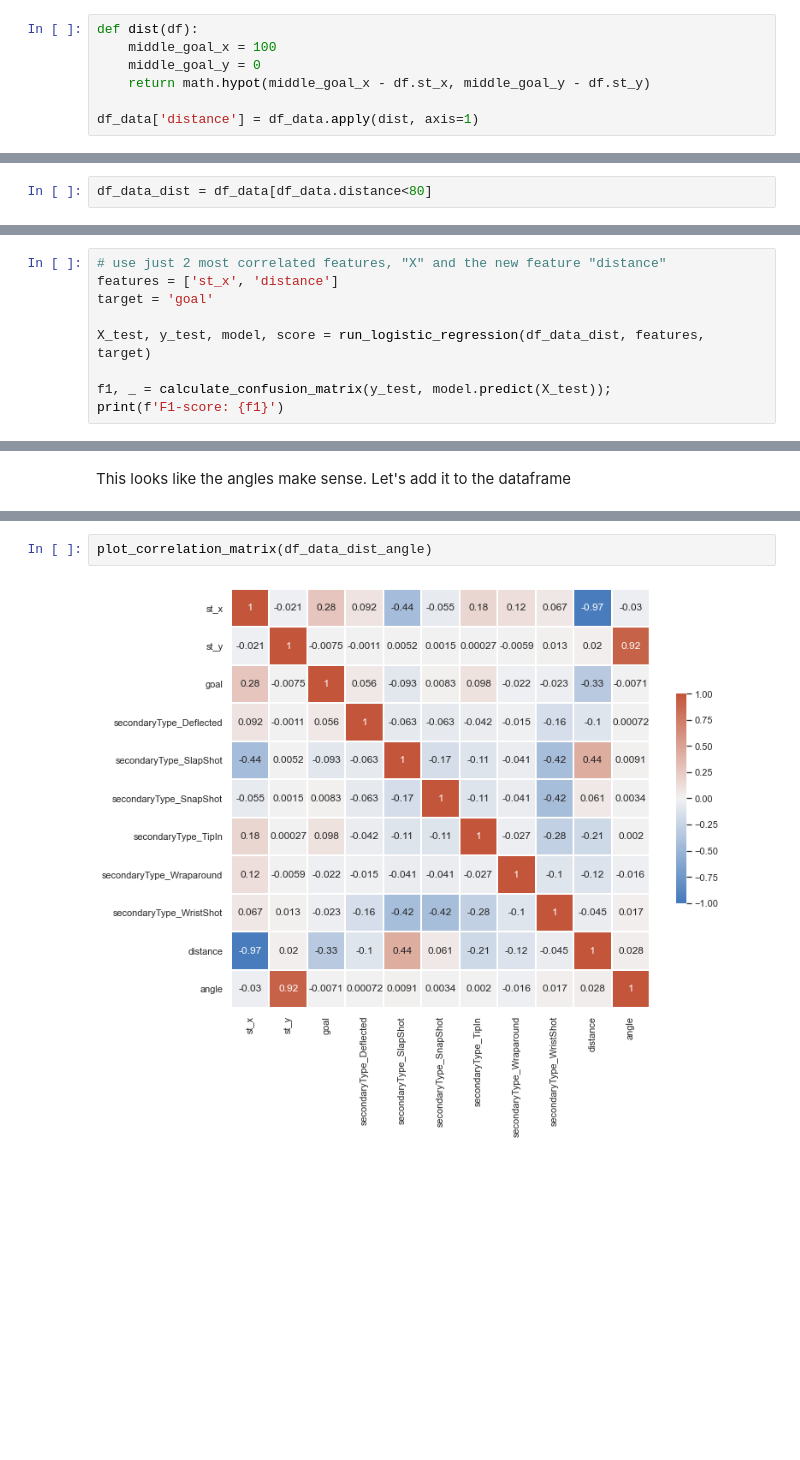
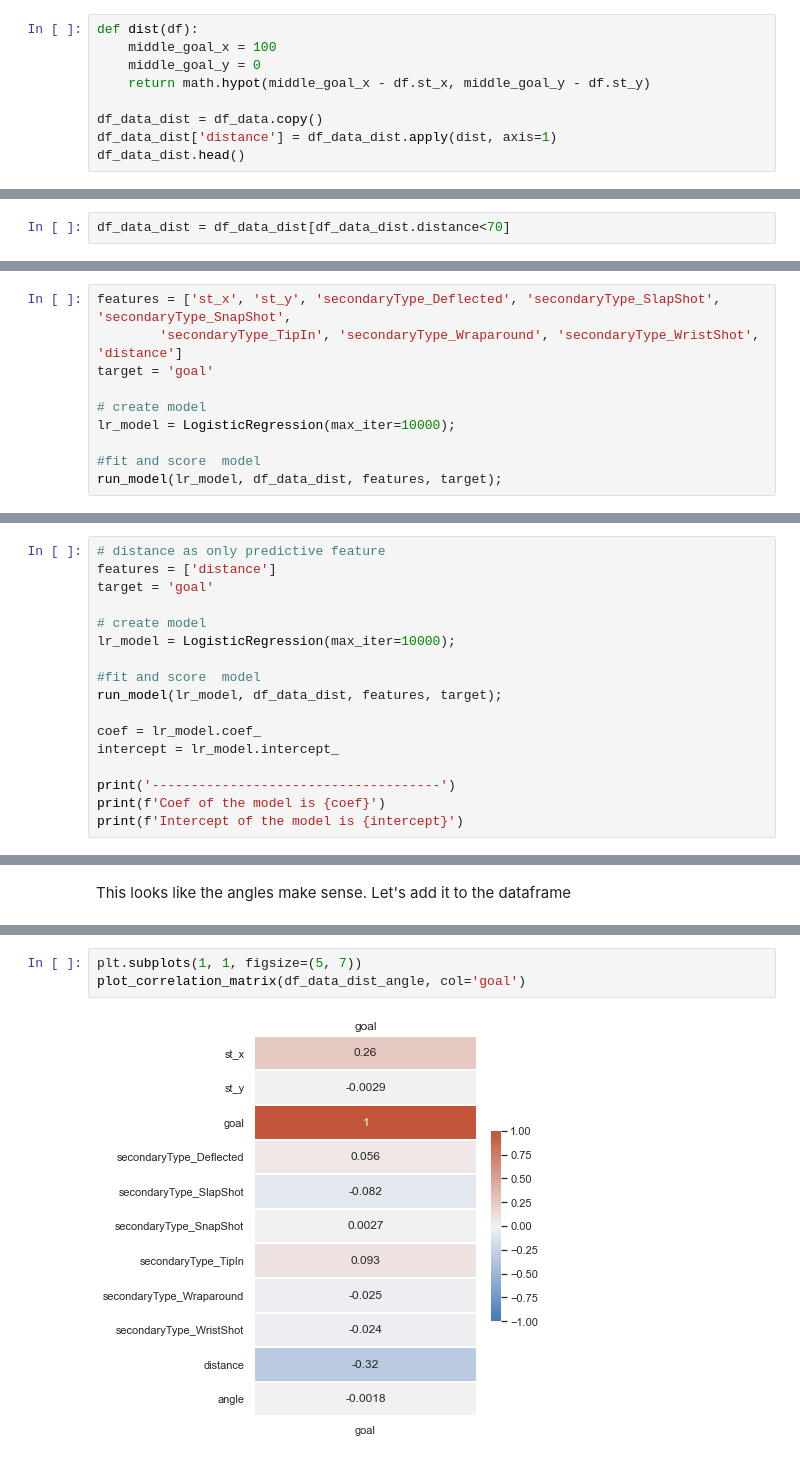
Before and after one commit to rmnng/dsnanocapstone, a Jupyter notebook: 4_nhl_goal_prediction.ipynb, the cells around one changed output, grey strips where cells are left out. Drawn from its saved outputs; the diff is of its cells as text; blank space fills up the shorter version.

```diff
--- a/4_nhl_goal_prediction.ipynb
+++ b/4_nhl_goal_prediction.ipynb
@@ -355,4 +352,6 @@ def dist(df):
     middle_goal_y = 0
     return math.hypot(middle_goal_x - df.st_x, middle_goal_y - df.st_y)
 
-df_data['distance'] = df_data.apply(dist, axis=1)
+df_data_dist = df_data.copy()
+df_data_dist['distance'] = df_data_dist.apply(dist, axis=1)
+df_data_dist.head()
@@ -374,2 +373,2 @@ df_data.distance.hist();
 # %%
-df_data_dist = df_data[df_data.distance<80]
+df_data_dist = df_data_dist[df_data_dist.distance<70]
@@ -382,10 +393,11 @@ Distance looks to be pretty correlated with goal. Best correlation so far.
 # %%
-# use just 2 most correlated features, "X" and the new feature "distance"
-features = ['st_x', 'distance']
+features = ['st_x', 'st_y', 'secondaryType_Deflected', 'secondaryType_SlapShot', 'secondaryType_SnapShot',
+        'secondaryType_TipIn', 'secondaryType_Wraparound', 'secondaryType_WristShot', 'distance']
 target = 'goal'
 
-X_test, y_test, model, score = run_logistic_regression(df_data_dist, features, target)
+# create model
+lr_model = LogisticRegression(max_iter=10000);
 
-f1, _ = calculate_confusion_matrix(y_test, model.predict(X_test));
-print(f'F1-score: {f1}')
+#fit and score  model
+run_model(lr_model, df_data_dist, features, target);
 # %% [output]
@@ -395,0 +429,17 @@ F1-score: 0.6899807464454976
+# %%
+# distance as only predictive feature
+features = ['distance']
+target = 'goal'
+
+# create model
+lr_model = LogisticRegression(max_iter=10000);
+
+#fit and score  model
+run_model(lr_model, df_data_dist, features, target);
+
+coef = lr_model.coef_
+intercept = lr_model.intercept_
+
+print('-------------------------------------')
+print(f'Coef of the model is {coef}')
+print(f'Intercept of the model is {intercept}')
@@ -461,5 +573,6 @@ df_data_dist_angle.angle.hist();
 # %%
-plot_correlation_matrix(df_data_dist_angle)
+plt.subplots(1, 1, figsize=(5, 7))
+plot_correlation_matrix(df_data_dist_angle, col='goal')
 # %% [output]
-[figure, old version]
+[figure, new version]
 # %% [markdown]
```
Also changed, not shown: parts of 91 cells of this notebook, 19 other files.
